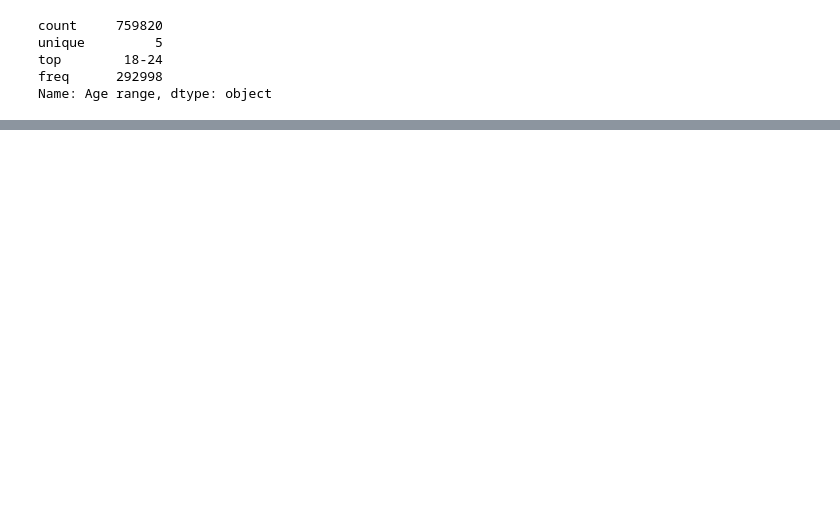
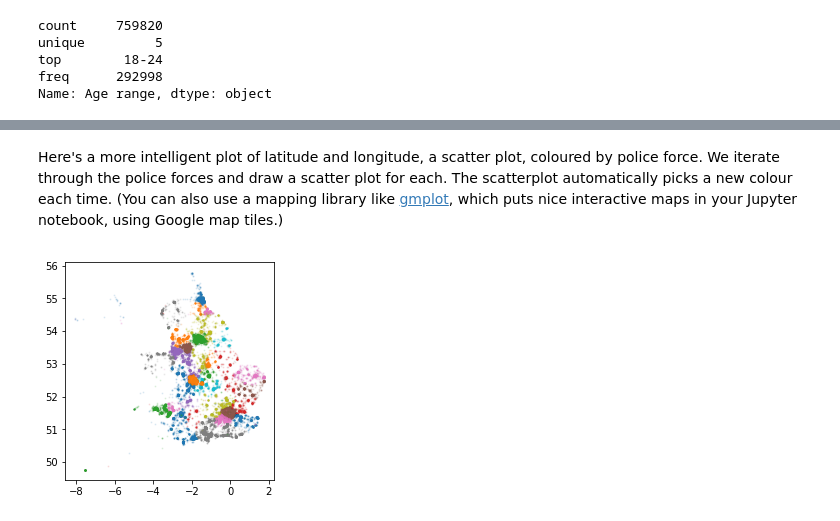
Before and after one commit to damonjw/scicomp, a Jupyter notebook: 3. Working with data.ipynb, the cells around one changed output, grey strips where cells are left out. Drawn from its saved outputs; the diff is of its cells as text; code cells hidden in the pictures; blank space fills up the shorter version.

Commit message:
Rewrite of Section 3

```diff
--- a/3. Working with data.ipynb
+++ b/3. Working with data.ipynb
@@ -440,20 +361,0 @@ To make the plot look lovely, we need some plot-tweaking.
-# %%
-labels = np.unique(flood['label'])
-norm_value = (flood['value'] - flood['low']) / (flood['high'] - flood['low'])
-bins = np.linspace(min(norm_value), max(norm_value), 40)
-
-with matplotlib.rc_context({'figure.figsize': [10,6], 'figure.subplot.hspace': 0.3}):
-    colors = plt.get_cmap('Set2', len(labels))
-    fig = plt.figure()
-    ax0 = None
-    for i,lbl in enumerate(labels):
-        if ax0 is None:
-            ax = fig.add_subplot(3, 3, i+1)
-            ax0 = ax
-        else:
-            ax = fig.add_subplot(3, 3, i+1, sharex=ax0)
-        x = norm_value[flood['label'] == lbl]
-        x = x[~np.isnan(x)]
-        ax.hist(x, bins=bins, facecolor=colors(i), edgecolor='0.7')
-        ax.set_title(lbl)
-    fig.suptitle('Normalized value')
@@ -563,12 +361,0 @@ Here is a simple example.
-# %%
-# Find the mean and standard deviation per station, as in Section 3.5.
-stations = {'label':[], 'mean':[], 'sd':[]}
-for lbl in np.unique(flood['label']):
-    i = flood['label'] == lbl
-    stations['label'].append(lbl)
-    stations['mean'].append(np.nanmean(flood['value'][i]))
-    stations['sd'].append(np.nanstd(flood['value'][i]))
-
-# Do the merge, and (optionally) convert it back to a plain Python dictionary
-flood2 = pandas.DataFrame(flood).merge(pandas.DataFrame(stations), on='label')
-flood2 = OrderedDict((k, v.values) for k,v in flood2.items())
@@ -582,0 +425,16 @@ To compute weekly rate of change, what two dataframes should we merge, and what
+# %% [markdown]
+Here's a more intelligent plot of latitude and longitude, a scatter plot, coloured by police force. We iterate through the police forces and draw a scatter plot for each. The scatterplot automatically picks a new colour each time.
+(You can also use a mapping library like [gmplot](https://pypi.python.org/pypi/gmplot/1.0.5), which puts nice interactive maps in your Jupyter notebook, using Google map tiles.)
+# %%
+# Plot a sample of points, because there's no point plotting loads of overlaps
+df = stopsearch.iloc[np.random.choice(len(stopsearch), size=100000)]
+
+for pf in np.unique(df['police_force']):
+    i = df['police_force'] == pf
+    plt.scatter(df['Longitude'][i], df['Latitude'][i], s=1, alpha=.1) # control size and alpha
+
+# Set the aspect ratio, based on the UK's average latitude
+plt.gca().set_aspect(1/np.cos(54/360*2*np.pi))
+plt.show()
+# %% [output]
+[figure, added]
```
Also changed, not shown: parts of 127 cells of this notebook, 2 other files.
